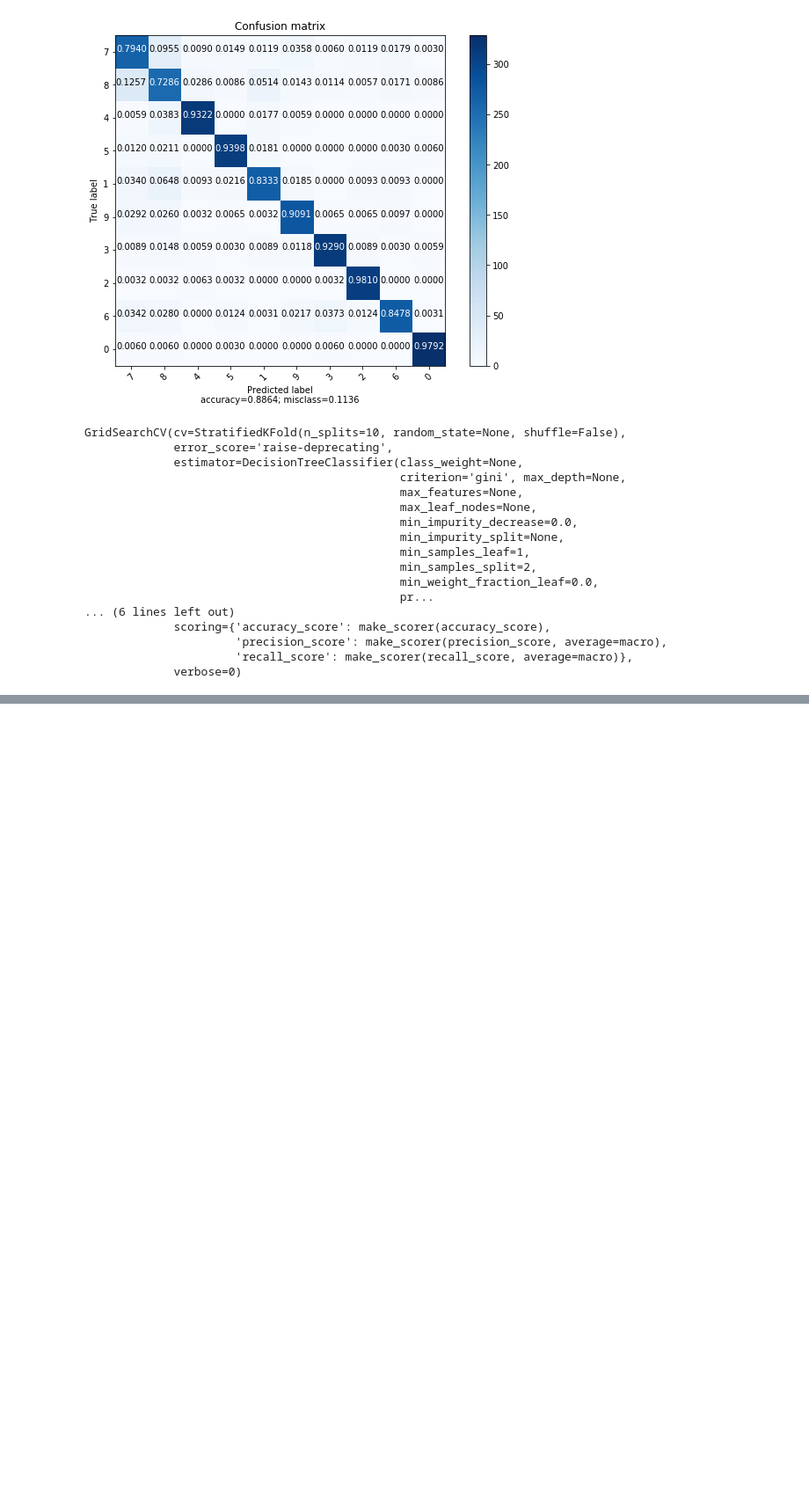
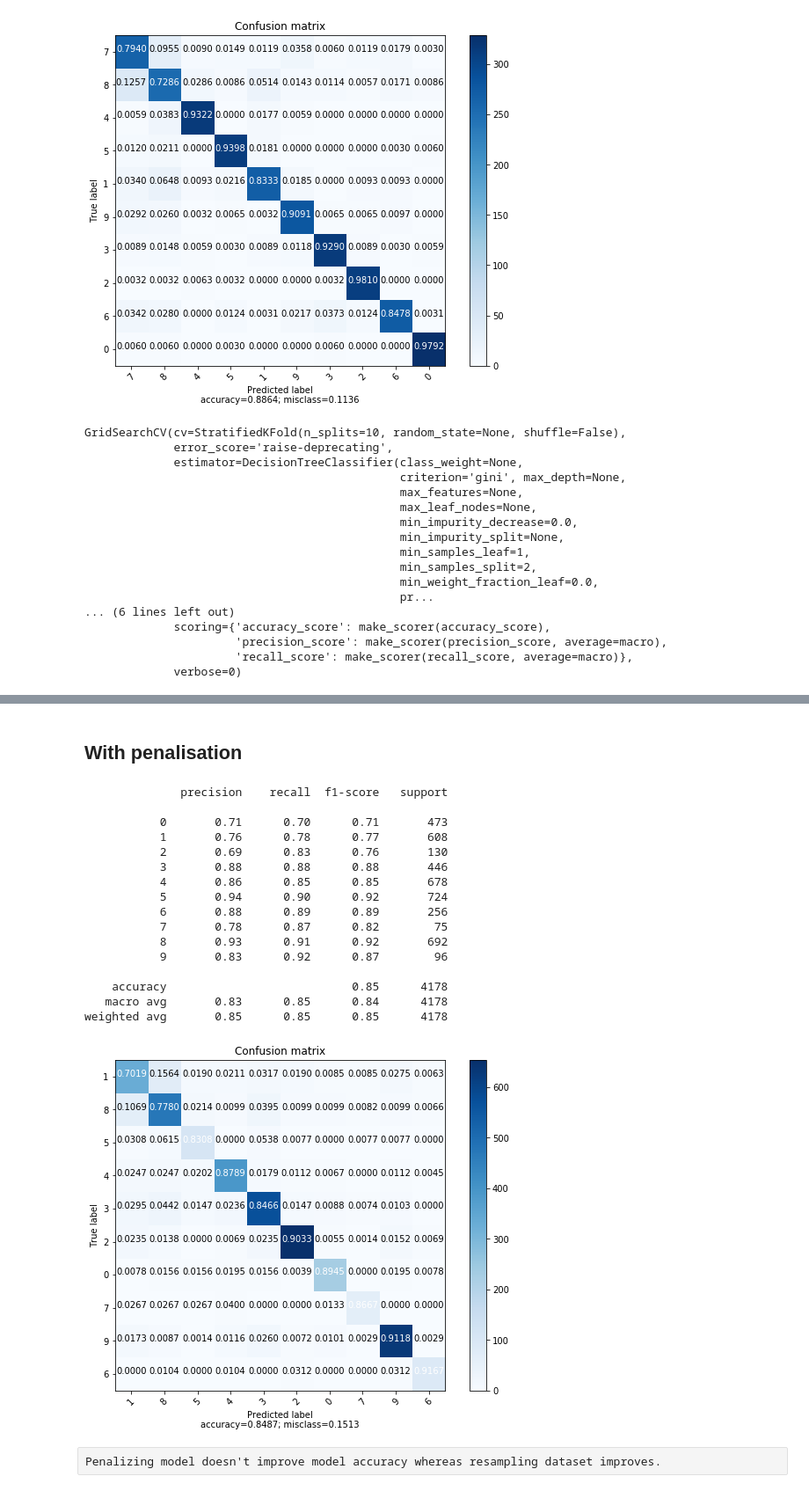
Before and after one commit to kadjulio/Coursework2-Data-Mining, a Jupyter notebook: jupyter/notebooks/modeling/decision-tree-CART.ipynb, the cells around one changed output, grey strips where cells are left out. Shown at 88% size. Saved outputs shown, nothing was run; the diff lists cells and outputs as text; code cells hidden in the pictures; blank space fills up the shorter version.

```diff
--- a/jupyter/notebooks/modeling/decision-tree-CART.ipynb
+++ b/jupyter/notebooks/modeling/decision-tree-CART.ipynb
@@ -448,0 +511,33 @@ GridSearchCV(cv=StratifiedKFold(n_splits=10, random_state=None, shuffle=False),
+# %% [markdown]
+## With penalisation
+# %%
+class_weights = {'0': 1.53,'1': 1.15,'2': 4.95 ,'3': 1.64,'4': 1.01,'5': 1,'6': 2.74,'7': 8.7,'8': 1.04,'9': 7.04}
+
+train_real_set['target'] = train_real_set['target'].astype(str)
+test_real_set['target'] = test_real_set['target'].astype(str)
+clf = DecisionTreeClassifier(random_state=42, criterion =  'entropy', max_depth =  25, max_features = 200, min_samples_split = 10, class_weight = class_weights)
+clf.fit(train_real_set.iloc[:,0:2303], train_real_set['target'])
+y_pred = clf.predict(test_real_set.iloc[:, 0:2303])
+conf_mat = confusion_matrix(test_real_set["target"], y_pred)
+print(classification_report(test_real_set["target"], y_pred))
+plot_confusion_matrix(conf_mat, target_names=test_real_set['target'].unique())
+# %% [output]
+              precision    recall  f1-score   support
+
+           0       0.71      0.70      0.71       473
+           1       0.76      0.78      0.77       608
+           2       0.69      0.83      0.76       130
+           3       0.88      0.88      0.88       446
+           4       0.86      0.85      0.85       678
+           5       0.94      0.90      0.92       724
+           6       0.88      0.89      0.89       256
+           7       0.78      0.87      0.82        75
+           8       0.93      0.91      0.92       692
+           9       0.83      0.92      0.87        96
+
+    accuracy                           0.85      4178
+   macro avg       0.83      0.85      0.84      4178
+weighted avg       0.85      0.85      0.85      4178
+[figure, added]
+# %% [raw]
+Penalizing model doesn't improve model accuracy whereas resampling dataset improves.
```
Also changed, not shown: parts of 11 cells of this notebook, 1 other file.
